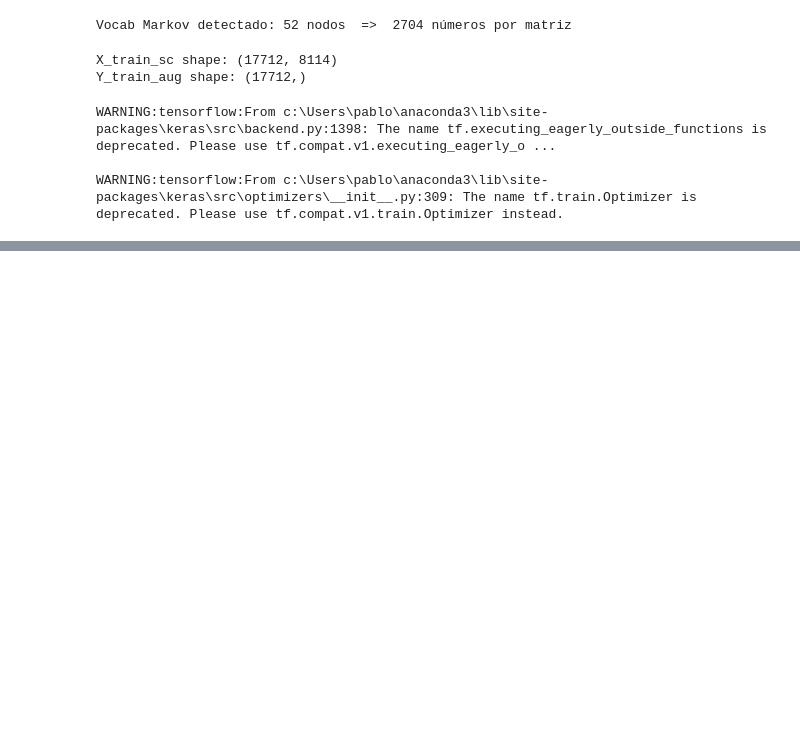
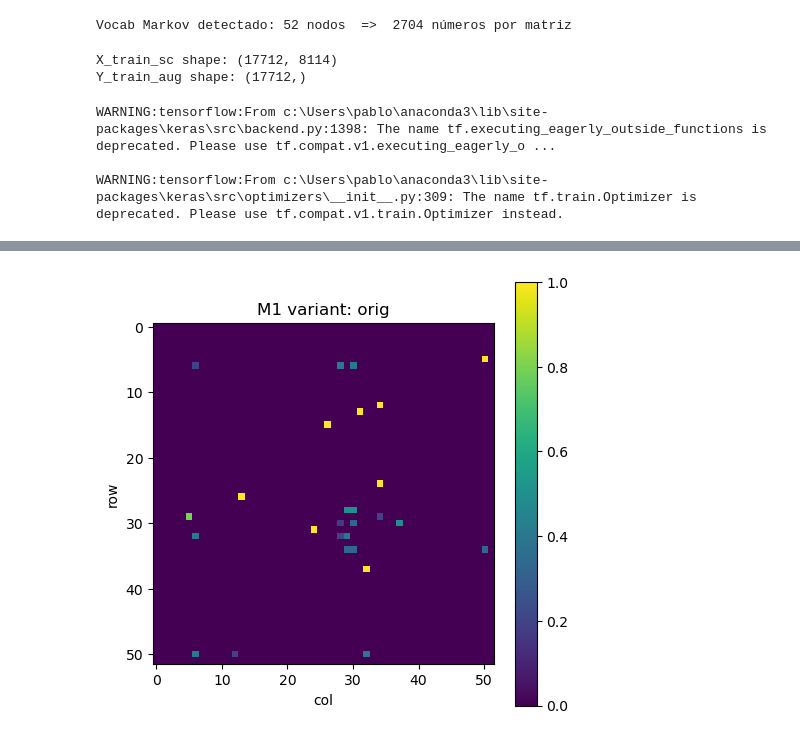
Before and after one commit to MonseMoreno/PLAGIARISM_DETECTOR_TC3002B, a Jupyter notebook: modelo_AST3.ipynb, the cells around one changed output, grey strips where cells are left out. Saved outputs shown, nothing was run; the diff lists cells and outputs as text; code cells hidden in the pictures; blank space fills up the shorter version.

```diff
--- a/modelo_AST3.ipynb
+++ b/modelo_AST3.ipynb
@@ -531,0 +646,86 @@ for name, y_pred in models_levels.items():
+# %%
+import pandas as pd
+import numpy as np
+import matplotlib.pyplot as plt
+from pathlib import Path
+
+# ---------- helper utilities ------------
+SPACE = " "
+def str_to_vec(s: str) -> np.ndarray:
+    return np.fromstring(s, sep=SPACE, dtype=np.float32)
+
+def to_matrix(vec: np.ndarray) -> np.ndarray:
+    dim = int(np.sqrt(len(vec)))
+    return vec.reshape((dim, dim))
+
+def all_augmented_variants(mat: np.ndarray, rng: np.random.Generator):
+    """Yield a dictionary {name: shifted_matrix} covering the 9 variants"""
+    H, W = mat.shape
+    variants = {}
+    variants["orig"] = mat
+    # up/down
+    variants["down"] = np.roll(mat, shift=rng.integers(1, H), axis=0)
+    variants["up"]   = np.roll(mat, shift=-rng.integers(1, H), axis=0)
+    # left/right
+    variants["right"] = np.roll(mat, shift=rng.integers(1, W), axis=1)
+    variants["left"]  = np.roll(mat, shift=-rng.integers(1, W), axis=1)
+    # diagonals
+    k_dr = (rng.integers(1, H), rng.integers(1, W))
+    variants["down_right"] = np.roll(np.roll(mat, k_dr[0], axis=0), k_dr[1], axis=1)
+    k_dl = (rng.integers(1, H), rng.integers(1, W))
+    variants["down_left"]  = np.roll(np.roll(mat, k_dl[0], axis=0), -k_dl[1], axis=1)
+    k_ur = (rng.integers(1, H), rng.integers(1, W))
+    variants["up_right"]   = np.roll(np.roll(mat, -k_ur[0], axis=0), k_ur[1], axis=1)
+    k_ul = (rng.integers(1, H), rng.integers(1, W))
+    variants["up_left"]    = np.roll(np.roll(mat, -k_ul[0], axis=0), -k_ul[1], axis=1)
+    return variants
+
+# ---------- load one example -------------
+DATA_DIR = Path('.')
+train_df = pd.read_csv(DATA_DIR / 'train.csv')
+
+# choose first plagiarized example (result==1)
+row = train_df[train_df['result'] == 1].iloc[0]
+
+m1_vec = str_to_vec(row["markov1"])
+m2_vec = str_to_vec(row["markov2"])
+M1 = to_matrix(m1_vec)
+M2 = to_matrix(m2_vec)
+
+rng = np.random.default_rng(2025)
+
+# generate variants
+variants_M1 = all_augmented_variants(M1, rng)
+variants_M2 = {name: all_augmented_variants(M2, rng)[name] for name in variants_M1.keys()}
+
+# --------- plot MANY augmentations ---------
+for name, mat in variants_M1.items():
+    plt.figure()
+    plt.imshow(mat)
+    plt.colorbar()
+    plt.title(f"M1 variant: {name}")
+    plt.xlabel("col")
+    plt.ylabel("row")
+    plt.show()
+
+for name, mat in variants_M2.items():
+    plt.figure()
+    plt.imshow(mat)
+    plt.colorbar()
+    plt.title(f"M2 variant: {name}")
+    plt.xlabel("col")
+    plt.ylabel("row")
+    plt.show()
+
+# difference heatmaps
+for name in variants_M1.keys():
+    diff = np.abs(variants_M1[name] - variants_M2[name])
+    plt.figure()
+    plt.imshow(diff)
+    plt.colorbar()
+    plt.title(f"|M1 - M2| variant: {name}")
+    plt.xlabel("col")
+    plt.ylabel("row")
+    plt.show()
+# %% [output]
+[figure, added]
```
Also changed, not shown: parts of 10 cells of this notebook, 4 other files.
